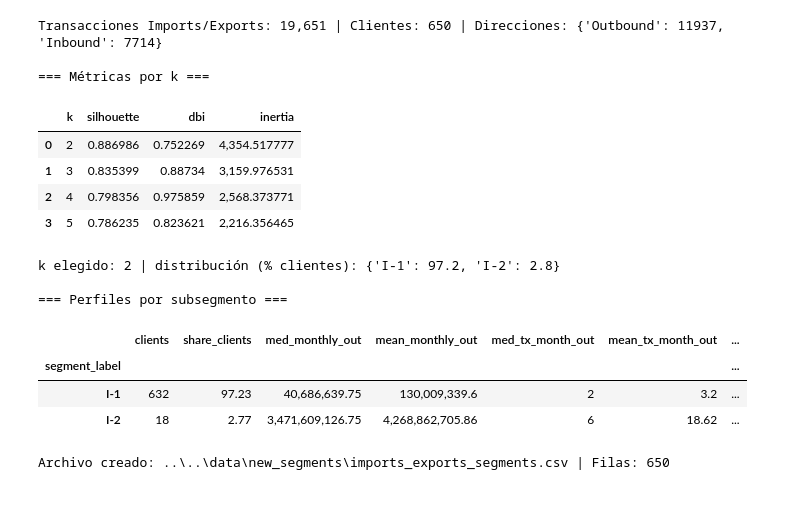
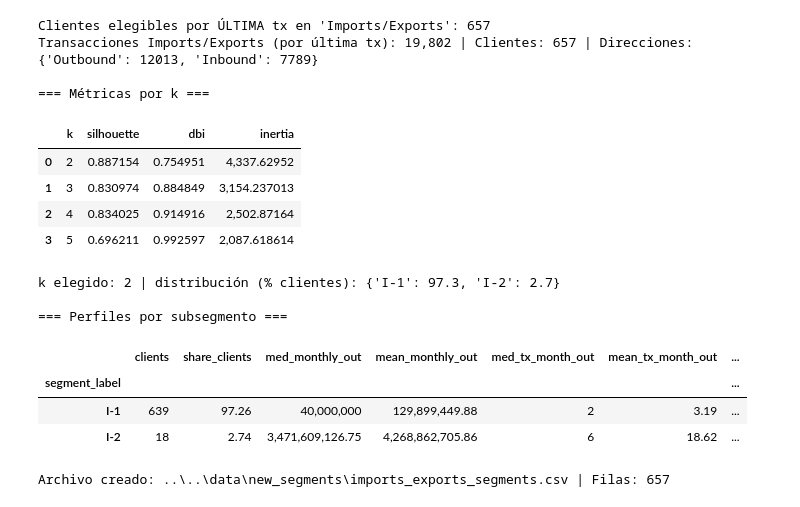
Before and after one commit to Lucasnader/segmentacion_vinson, a Jupyter notebook: segmentación/imports-exports/segmentation.ipynb, the cells around one changed output. Cells and saved outputs as stored; diff of their text form; code cells hidden in the pictures.

```diff
--- a/segmentación/imports-exports/segmentation.ipynb
+++ b/segmentación/imports-exports/segmentation.ipynb
@@ -120,13 +120,39 @@ missing = [c for c in required_cols if c not in df.columns]
 if missing:
     raise AssertionError(f"Faltan columnas {missing}. Presentes: {list(df.columns)}")
 
-# ------------------------ FILTRO SEGMENTO --------------------------------------
-mask = (
-    (df["tx_type"].str.upper().eq(str(FOCUS_TX_TYPE).upper())) &
-    (df["customer_sub_type"].str.upper().eq(str(SEGMENT_NAME).upper())) &
-    (df["tx_direction"].isin(DIRECTIONS))
+# ------------------------ FILTRO SEGMENTO (por ÚLTIMA TX del cliente) ----------
+# 1) Pre-filtro mínimo para determinar la última tx por cliente:
+#    (solo aseguramos tener fecha; NO restringimos por sub_type todavía)
+df_last_base = df.dropna(subset=["customer_id", "tx_date_time"]).copy()
+df_last_base["customer_id"] = df_last_base["customer_id"].astype(str).str.strip()
+
+# 2) Orden temporal y "último sub_type conocido" por cliente
+#    - Si la última fila tiene NaN en sub_type pero hubo una previa con valor, tomamos la última conocida (ffill)
+df_last_base = df_last_base.sort_values(["customer_id", "tx_date_time"])
+df_last_base["subtype_last_known"] = (
+    df_last_base.groupby("customer_id", group_keys=False)["customer_sub_type"].ffill()
 )
 
+# 3) Tomamos la ÚLTIMA fila por cliente (máxima fecha)
+last_rows = df_last_base.groupby("customer_id", as_index=False).tail(1)
+
+# 4) Elegibles = clientes cuyo sub_type de la última tx (conocido) es el segmento objetivo
+eligible_ids = last_rows.loc[
+    last_rows["subtype_last_known"].astype(str).str.upper() == str(SEGMENT_NAME).upper(),
+    "customer_id"
+].unique()
+
+print(f"Clientes elegibles por ÚLTIMA tx en '{SEGMENT_NAME}': {len(eligible_ids):,}")
+
+# 5) Ahora sí armamos el dataset de transacciones con:
+#    - SOLO esos clientes elegibles
+#    - Cash + direcciones indicadas
+#    - (Opcional) PERIOD_START si quieres trabajar un período específico para features
+mask = (
+    df["customer_id"].astype(str).str.strip().isin(eligible_ids) &
+    df["tx_type"].str.upper().eq(str(FOCUS_TX_TYPE).upper()) &
+    df["tx_direction"].isin(DIRECTIONS)
+)
 if PERIOD_START:
     start_dt = pd.to_datetime(PERIOD_START)
     mask &= df["tx_date_time"].ge(start_dt)
@@ -136,7 +162,7 @@ tx = tx.dropna(subset=["customer_id"])
 tx["customer_id"] = tx["customer_id"].astype(str).str.strip()
 
 n_clients = tx["customer_id"].nunique()
-print(f"Transacciones {SEGMENT_NAME}: {len(tx):,} | Clientes: {n_clients:,} | Direcciones: {tx['tx_direction'].value_counts().to_dict()}")
+print(f"Transacciones {SEGMENT_NAME} (por última tx): {len(tx):,} | Clientes: {n_clients:,} | Direcciones: {tx['tx_direction'].value_counts().to_dict()}")
 
 if n_clients < MIN_CLIENTS_FOR_CLUSTER:
     print(f"\ Pocos clientes ({n_clients}) para clusterizar (mínimo {MIN_CLIENTS_FOR_CLUSTER}). No se subsegmenta.")
@@ -237,45 +263,46 @@ else:
         dist = feat["segment_label"].value_counts(normalize=True).mul(100).round(1).to_dict()
         print(f"\nk elegido: {BEST_K} | distribución (% clientes): {dist}")
 
         summary = (
             feat.groupby("segment_label", dropna=False)
                 .agg(
                     clients=("customer_id","nunique"),
                     share_clients=("customer_id", lambda s: 100*s.nunique()/feat["customer_id"].nunique()),
                     med_monthly_out=("median_monthly_out","median"),
                     mean_monthly_out=("median_monthly_out","mean"),
                     med_tx_month_out=("tx_per_active_month_out","median"),
                     mean_tx_month_out=("tx_per_active_month_out","mean"),
                     med_monthly_in=("median_monthly_in","median"),
                     mean_monthly_in=("median_monthly_in","mean"),
                     med_tx_month_in=("tx_per_active_month_in","median"),
                     mean_tx_month_in=("tx_per_active_month_in","mean"),
                     med_ticket_out=("median_amount_out","median"),
                     mean_ticket_out=("median_amount_out","mean"),
                     med_ticket_in=("median_amount_in","median"),
                     mean_ticket_in=("median_amount_in","mean"),
                 )
                 .sort_values(["med_monthly_out","med_monthly_in"])
                 .round(2)
         )
         print("\n=== Perfiles por subsegmento ===")
         display(summary)
 # %% [output]
-Transacciones Imports/Exports: 19,651 | Clientes: 650 | Direcciones: {'Outbound': 11937, 'Inbound': 7714}
+Clientes elegibles por ÚLTIMA tx en 'Imports/Exports': 657
+Transacciones Imports/Exports (por última tx): 19,802 | Clientes: 657 | Direcciones: {'Outbound': 12013, 'Inbound': 7789}
 
 === Métricas por k ===
 |  | k | silhouette | dbi | inertia |
-| 0 | 2 | 0.886986 | 0.752269 | 4,354.517777 |
-| 1 | 3 | 0.835399 | 0.88734 | 3,159.976531 |
-| 2 | 4 | 0.798356 | 0.975859 | 2,568.373771 |
-| 3 | 5 | 0.786235 | 0.823621 | 2,216.356465 |
+| 0 | 2 | 0.887154 | 0.754951 | 4,337.62952 |
+| 1 | 3 | 0.830974 | 0.884849 | 3,154.237013 |
+| 2 | 4 | 0.834025 | 0.914916 | 2,502.87164 |
+| 3 | 5 | 0.696211 | 0.992597 | 2,087.618614 |
-k elegido: 2 | distribución (% clientes): {'I-1': 97.2, 'I-2': 2.8}
+k elegido: 2 | distribución (% clientes): {'I-1': 97.3, 'I-2': 2.7}
 
 === Perfiles por subsegmento ===
 |  | clients | share_clients | med_monthly_out | mean_monthly_out | med_tx_month_out | mean_tx_month_out | ... |
 | segment_label |  |  |  |  |  |  | ... |
-| I-1 | 632 | 97.23 | 40,686,639.75 | 130,009,339.6 | 2 | 3.2 | ... |
-| I-2 | 18 | 2.77 | 3,471,609,126.75 | 4,268,862,705.86 | 6 | 18.62 | ... |
+| I-1 | 639 | 97.26 | 40,000,000 | 129,899,449.88 | 2 | 3.19 | ... |
+| I-2 | 18 | 2.74 | 3,471,609,126.75 | 4,268,862,705.86 | 6 | 18.62 | ... |
 # %%
 # === Exportar mapping con métricas extendidas (incluye #tx mensuales) =========
 from pathlib import Path
@@ -434,4 +461,4 @@ print(f"Archivo creado: {out_path} | Filas: {len(export_df):,}")
 # num_cols = [c for c in export_df.columns if export_df[c].dtype.kind in "fc"]
 # display(export_df.head(3).style.format({c: "{:,.2f}" for c in num_cols}))
 # %% [output]
-Archivo creado: ..\..\data\new_segments\imports_exports_segments.csv | Filas: 650
+Archivo creado: ..\..\data\new_segments\imports_exports_segments.csv | Filas: 657
```
Also changed, not shown: parts of 1 cell of this notebook, 40 other files.
